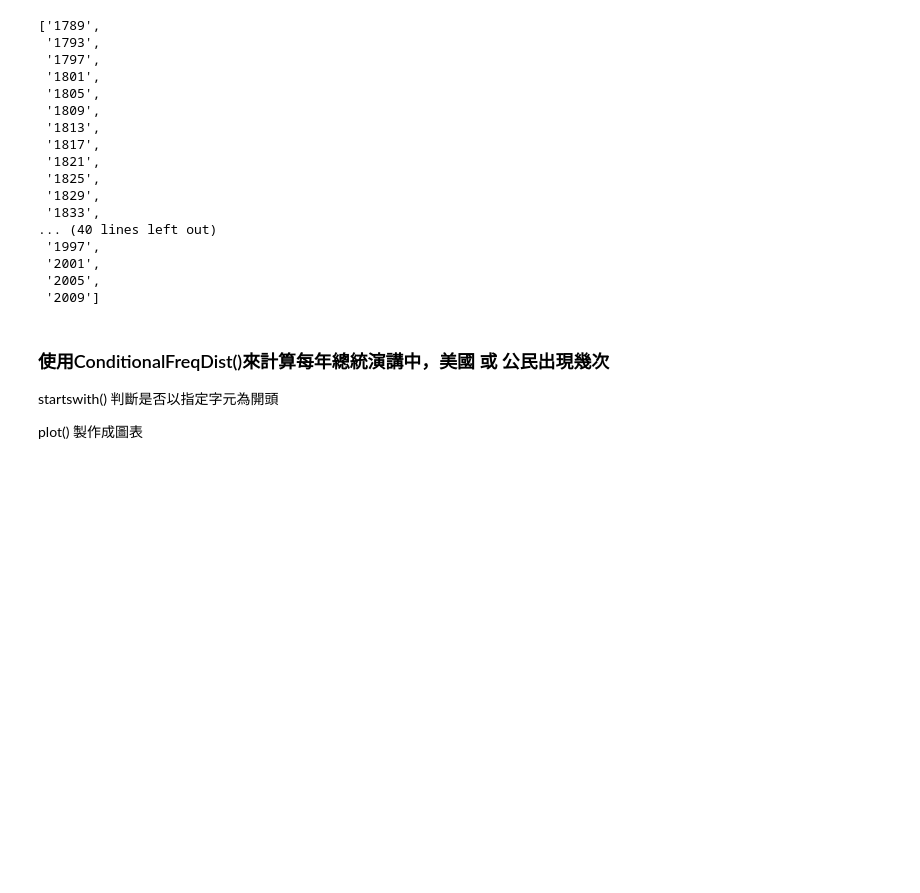
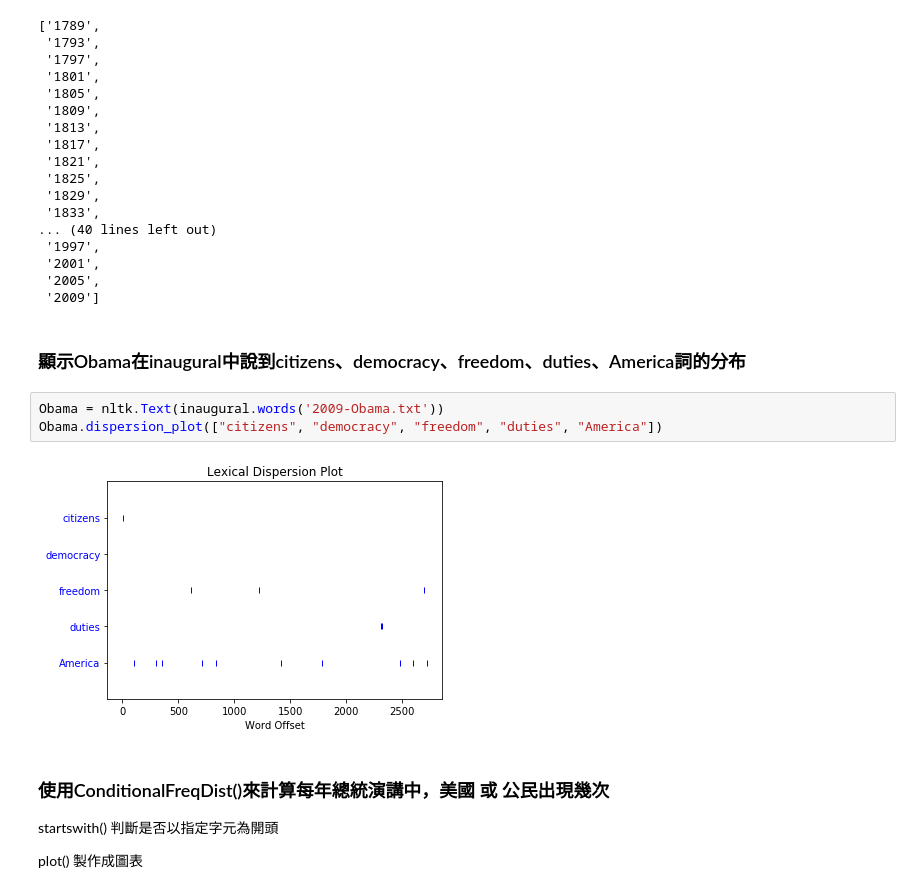
Before and after one commit to UDICatNCHU/NLTK_Teaching, a Jupyter notebook: CH2_Accessing_Text_Corpora_and_Lexical_Resources.ipynb, the cells around one changed output. Saved outputs shown, nothing was run; the diff lists cells and outputs as text; blank space fills up the shorter version.

```diff
--- a/CH2_Accessing_Text_Corpora_and_Lexical_Resources.ipynb
+++ b/CH2_Accessing_Text_Corpora_and_Lexical_Resources.ipynb
@@ -482,6 +482,13 @@ inaugural.fileids()
  '2001',
  '2005',
  '2009']
+# %% [markdown]
+### 顯示Obama在inaugural中說到citizens、democracy、freedom、duties、America詞的分布
+# %%
+Obama = nltk.Text(inaugural.words('2009-Obama.txt'))
+Obama.dispersion_plot(["citizens", "democracy", "freedom", "duties", "America"])
+# %% [output]
+[figure, added]
 # %% [markdown]
 ### 使用ConditionalFreqDist()來計算每年總統演講中，美國 或 公民出現幾次
 
```
Also changed, not shown: parts of 1 cell of this notebook.
